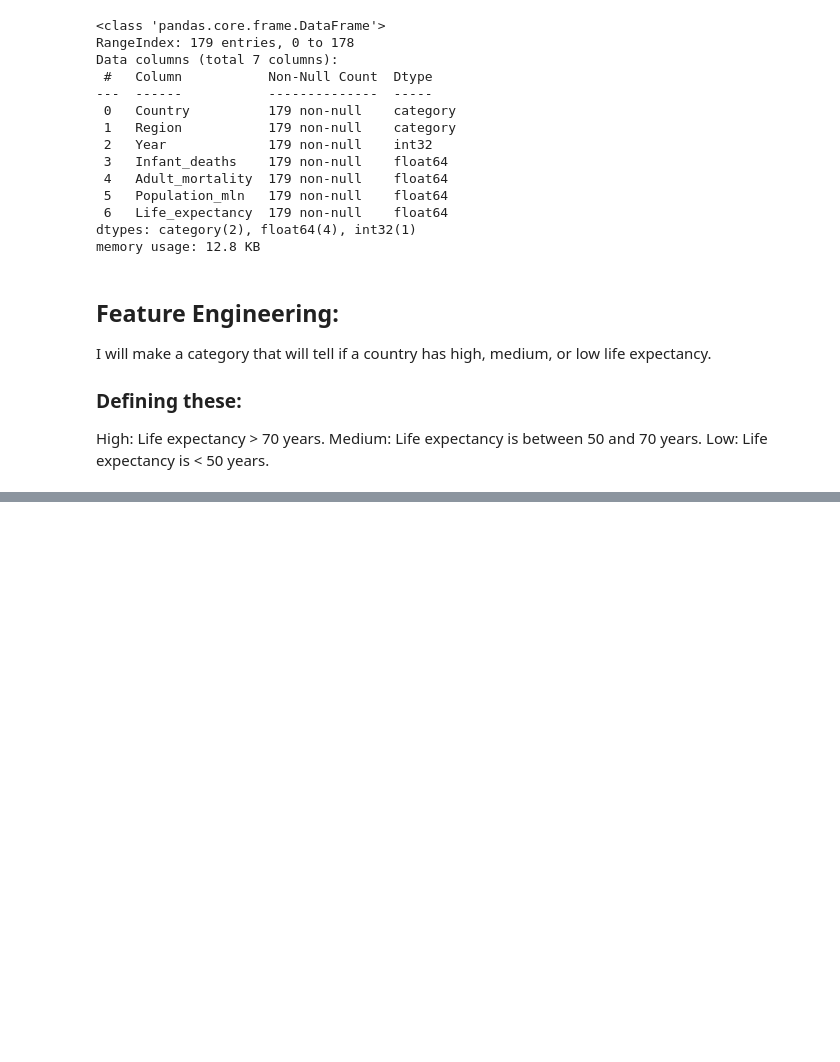
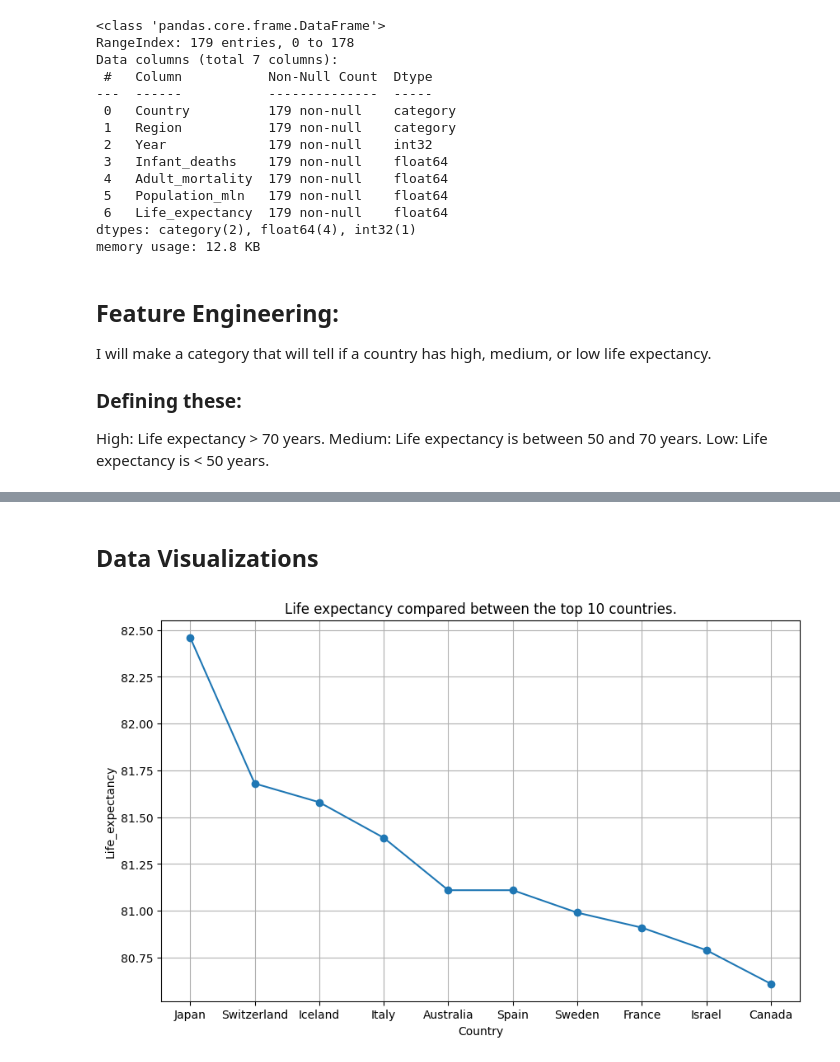
Before and after one commit to REMELH01/m2_miniproj, a Jupyter notebook: miniproj.ipynb, the cells around one changed output, grey strips where cells are left out. Drawn from its saved outputs; the diff is of its cells as text; code cells hidden in the pictures; blank space fills up the shorter version.

```diff
--- a/miniproj.ipynb
+++ b/miniproj.ipynb
@@ -118,0 +179,8 @@ life_expectancy.head()
+# %%
+top_10_expectancy = life_expectancy.nlargest(10, 'Life_expectancy')
+
+print(top_10_expectancy)
+
+bottom_10_expectancy = life_expectancy.nsmallest(10, 'Life_expectancy')
+
+print(bottom_10_expectancy)
@@ -118,0 +205,12 @@ life_expectancy.head()
+# %% [markdown]
+## Data Visualizations
+# %%
+plt.figure(figsize=(10, 6))
+plt.plot(top_10_expectancy['Country'], top_10_expectancy['Life_expectancy'], marker='o', linestyle='-')
+plt.title('Life expectancy compared between the top 10 countries.')
+plt.xlabel('Country')
+plt.ylabel('Life_expectancy')
+plt.grid(True)
+plt.show()
+# %% [output]
+[figure, added]
```
Also changed, not shown: parts of 13 cells of this notebook, 1 other file.
